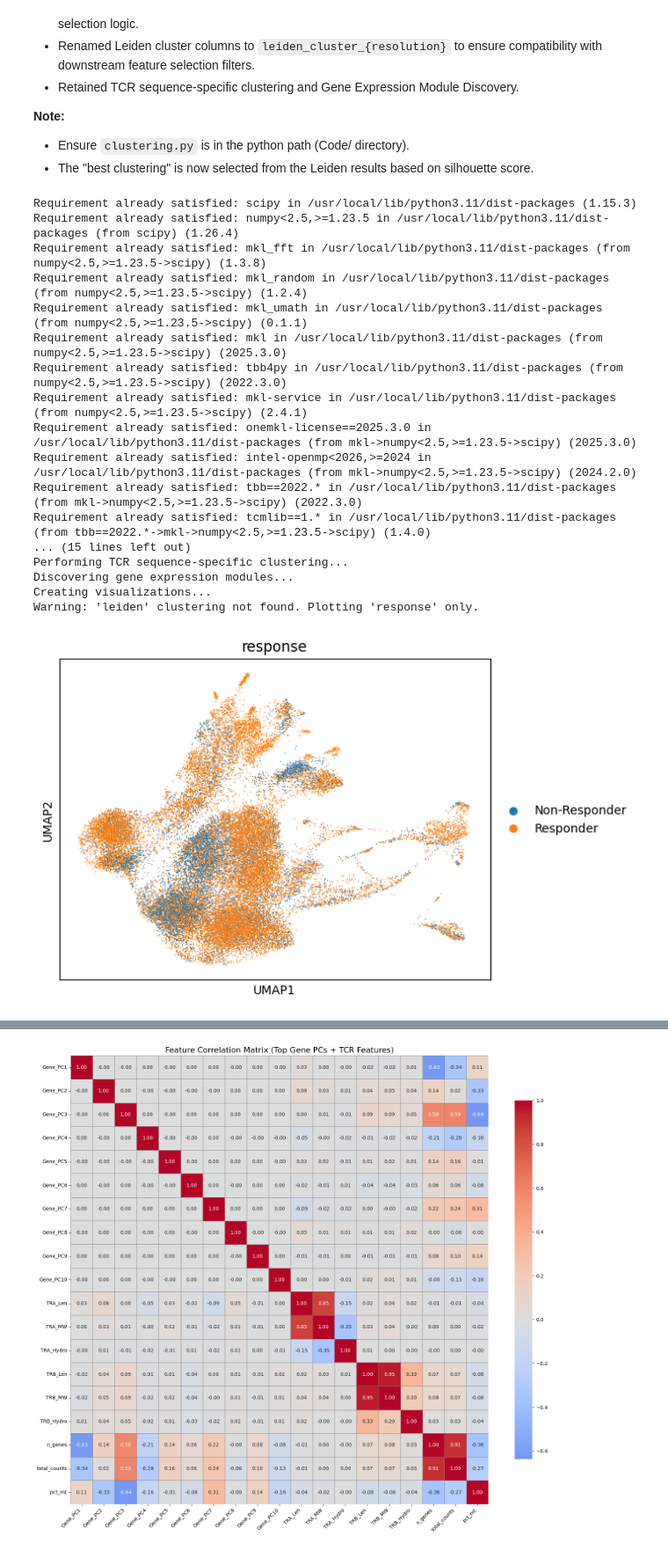
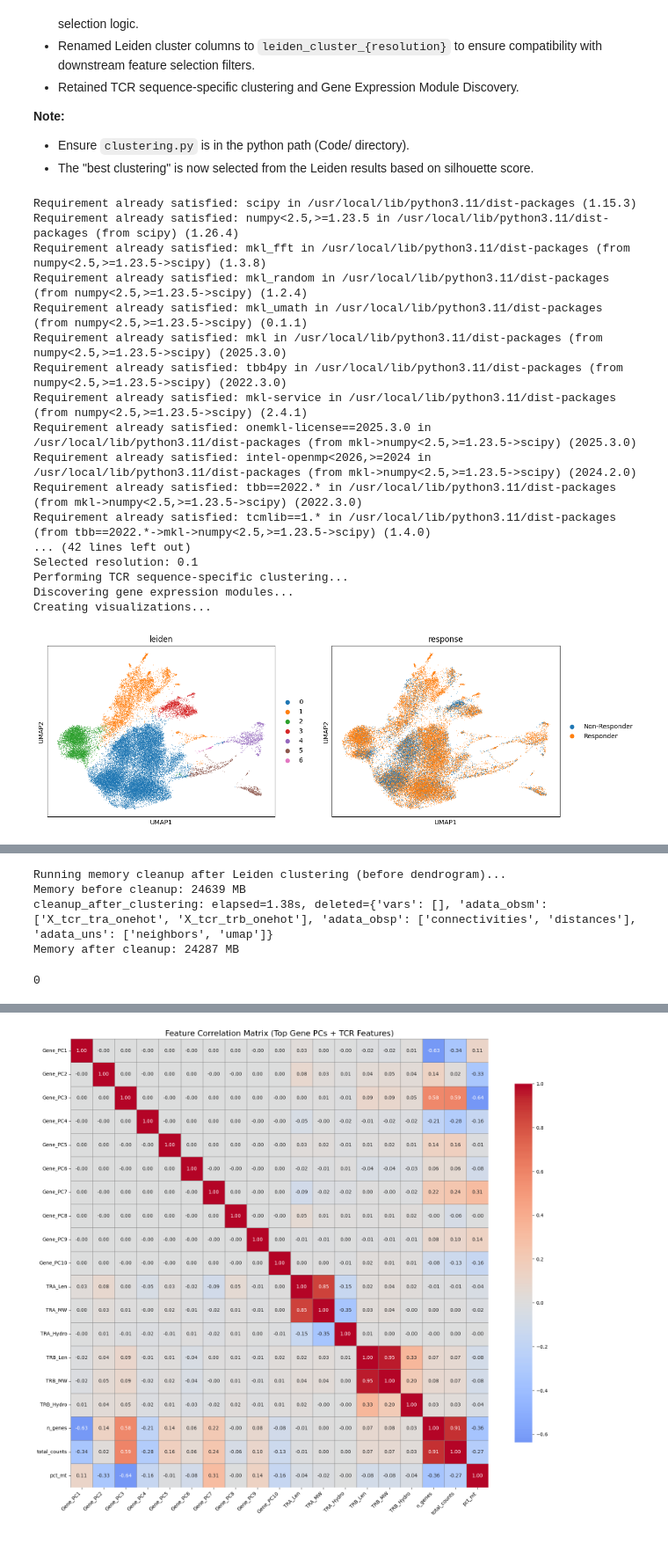
Before and after one commit to Anmol-Josan/Unsupervised-Learning-For-HR-Breast-Cancer-RNA-Sequencing, a Jupyter notebook: Code/Kaggle Run 2.ipynb, the cells around one changed output, grey strips where cells are left out. Shown at 88% size. Drawn from its saved outputs; the diff is of its cells as text; code cells hidden in the pictures.

```diff
--- a/Code/Kaggle Run 2.ipynb
+++ b/Code/Kaggle Run 2.ipynb
@@ -704,0 +949,21 @@ Wall time: 1min 12s
+# %%
+# --- Auto-apply GPU patches when LOPO is instantiated ---
+try:
+    import sklearn.model_selection as _skms
+    if not getattr(_skms, '_LO_patched_applied', False):
+        _LO_orig = _skms.LeaveOneGroupOut
+        class _LO_patched(_LO_orig):
+            def __init__(self, *args, **kwargs):
+                # Ensure GPU patches are applied just before LOPO is constructed
+                try:
+                    _apply_gpu_patches()
+                except Exception as _e:
+                    print('Warning: _apply_gpu_patches failed during LOPO patching:', _e)
+                super().__init__(*args, **kwargs)
+        _skms.LeaveOneGroupOut = _LO_patched
+        _skms._LO_patched_applied = True
+        print('Patched sklearn.model_selection.LeaveOneGroupOut to auto-apply GPU patches on init')
+    else:
+        print('LOPO patch already applied')
+except Exception as e:
+    print('Failed to apply LOPO patch:', e)
@@ -990,0 +1258,16 @@ Wall time: 127 µs
+# %%
+# Ensure required obsm arrays exist to avoid KeyError during ML feature assembly
+n_obs = getattr(adata, 'n_obs', adata.shape[0])
+_defaults = {
+    'X_gene_pca': 50,
+    'X_gene_svd': 50,
+    'X_gene_umap': 20,
+    'X_tcr_tra_kmer': 1,
+    'X_tcr_trb_kmer': 1,
+    'X_tcr_tra_onehot': 1,
+    'X_tcr_trb_onehot': 1
+}
+for key, cols in _defaults.items():
+    if key not in adata.obsm:
+        adata.obsm[key] = np.zeros((n_obs, cols))
+        print(f"Added default adata.obsm['{key}'] with shape {(n_obs, cols)}")
@@ -1314,7 +1606,9 @@ This section has been updated to utilize the `clustering.py` implementation for
 - Ensure `clustering.py` is in the python path (Code/ directory).
 - The "best clustering" is now selected from the Leiden results based on silhouette score.
 # %%
+%%time
 %pip install scipy
+%pip install leidenalg
 # --- Unsupervised Machine Learning Analysis ---
 print("Applying unsupervised machine learning algorithms...")
 
@@ -1359,7 +1653,7 @@ sc.pp.neighbors(adata, n_neighbors=15, n_pcs=50, random_state=42)
 # 2. Perform Clustering (Leiden)
 print("Performing Leiden clustering...")
 # Try different resolutions
-resolutions = [0.2, 0.4, 0.6, 0.8, 1.0]
+resolutions = [0.005, 0.0075, 0.01, 0.015, 0.02, 0.03, 0.04, 0.05, 0.075, 0.1, 0.125, 0.15, 0.175, 0.2, 0.225, 0.25, 0.275, 0.3, 0.35, 0.4, 0.5, 0.6, 0.8, 1.0, 1.2, 1.5]
 best_res = 0.6 # Default fallback
 target_clusters = 7
 best_diff = float('inf')
@@ -1385,11 +1679,14 @@ for res in resolutions:
                 best_res = res
         except:
             pass
+    del key, n_clust
+    gc.collect()
 
 # Set best clustering
 print(f"Selected resolution: {best_res}")
 if f'leiden_{best_res}' in adata.obs:
     adata.obs['leiden'] = adata.obs[f'leiden_{best_res}']
+
 else:
     print("Warning: Best resolution clustering not found. Using default.")
 
@@ -1426,34 +1723,34 @@ if gene_pca is not None:
 # 5. Visualization
 print("Creating visualizations...")
 sc.tl.umap(adata, random_state=42)
 # Check if 'leiden' exists in adata.obs before plotting
 color_keys = ['response']
 if 'leiden' in adata.obs:
     color_keys.insert(0, 'leiden')
 else:
     print("Warning: 'leiden' clustering not found. Plotting 'response' only.")
 
 sc.pl.umap(adata, color=color_keys, show=False)
 plt.show()
 
 print("Unsupervised machine learning analysis completed!")
 # %% [output]
 Requirement already satisfied: scipy in /usr/local/lib/python3.11/dist-packages (1.15.3)
 Requirement already satisfied: numpy<2.5,>=1.23.5 in /usr/local/lib/python3.11/dist-packages (from scipy) (1.26.4)
 Requirement already satisfied: mkl_fft in /usr/local/lib/python3.11/dist-packages (from numpy<2.5,>=1.23.5->scipy) (1.3.8)
 Requirement already satisfied: mkl_random in /usr/local/lib/python3.11/dist-packages (from numpy<2.5,>=1.23.5->scipy) (1.2.4)
 Requirement already satisfied: mkl_umath in /usr/local/lib/python3.11/dist-packages (from numpy<2.5,>=1.23.5->scipy) (0.1.1)
 Requirement already satisfied: mkl in /usr/local/lib/python3.11/dist-packages (from numpy<2.5,>=1.23.5->scipy) (2025.3.0)
 Requirement already satisfied: tbb4py in /usr/local/lib/python3.11/dist-packages (from numpy<2.5,>=1.23.5->scipy) (2022.3.0)
 Requirement already satisfied: mkl-service in /usr/local/lib/python3.11/dist-packages (from numpy<2.5,>=1.23.5->scipy) (2.4.1)
 Requirement already satisfied: onemkl-license==2025.3.0 in /usr/local/lib/python3.11/dist-packages (from mkl->numpy<2.5,>=1.23.5->scipy) (2025.3.0)
 Requirement already satisfied: intel-openmp<2026,>=2024 in /usr/local/lib/python3.11/dist-packages (from mkl->numpy<2.5,>=1.23.5->scipy) (2024.2.0)
 Requirement already satisfied: tbb==2022.* in /usr/local/lib/python3.11/dist-packages (from mkl->numpy<2.5,>=1.23.5->scipy) (2022.3.0)
 Requirement already satisfied: tcmlib==1.* in /usr/local/lib/python3.11/dist-packages (from tbb==2022.*->mkl->numpy<2.5,>=1.23.5->scipy) (1.4.0)
-... (15 lines left out)
+... (42 lines left out)
+Selected resolution: 0.1
 Performing TCR sequence-specific clustering...
 Discovering gene expression modules...
 Creating visualizations...
-Warning: 'leiden' clustering not found. Plotting 'response' only.
-[figure, old version]
+[figure, new version]
 Unsupervised machine learning analysis completed!
@@ -1460,3 +1759,31 @@ Unsupervised machine learning analysis completed!
+# %%
+# --- Memory cleanup (after Leiden clustering, before dendrogram) ---
+# This frees large temporary matrices (one-hot encodings, neighbor/connectivity matrices)
+# while keeping UMAP for dendrogram/visualization.
+print('\nRunning memory cleanup after Leiden clustering (before dendrogram)...')
+try:
+    import psutil, os
+    proc = psutil.Process(os.getpid())
+    print(f"Memory before cleanup: {proc.memory_info().rss // (1024**2)} MB")
+except Exception:
+    print('psutil not available; skipping memory before measurement')
+
+# Conservative cleanup: drop TCR one-hot arrays and obsp connectivities/distances
+cleanup_after_clustering(drop_onehot=True, drop_raw=False, drop_obsm_umap_tsne=False, verbose=True)
+
+try:
+    proc = psutil.Process(os.getpid())
+    print(f"Memory after cleanup: {proc.memory_info().rss // (1024**2)} MB")
+except Exception:
+    pass
+
+gc.collect()
+# %% [output]
+Running memory cleanup after Leiden clustering (before dendrogram)...
+Memory before cleanup: 24639 MB
+cleanup_after_clustering: elapsed=1.38s, deleted={'vars': [], 'adata_obsm': ['X_tcr_tra_onehot', 'X_tcr_trb_onehot'], 'adata_obsp': ['connectivities', 'distances'], 'adata_uns': ['neighbors', 'umap']}
+Memory after cleanup: 24287 MB
+0
 # %%
 %%time
 # --- 4. Dendrogram Visualization for Hierarchical Clustering ---
```
Also changed, not shown: parts of 30 cells of this notebook, 1 other file.
